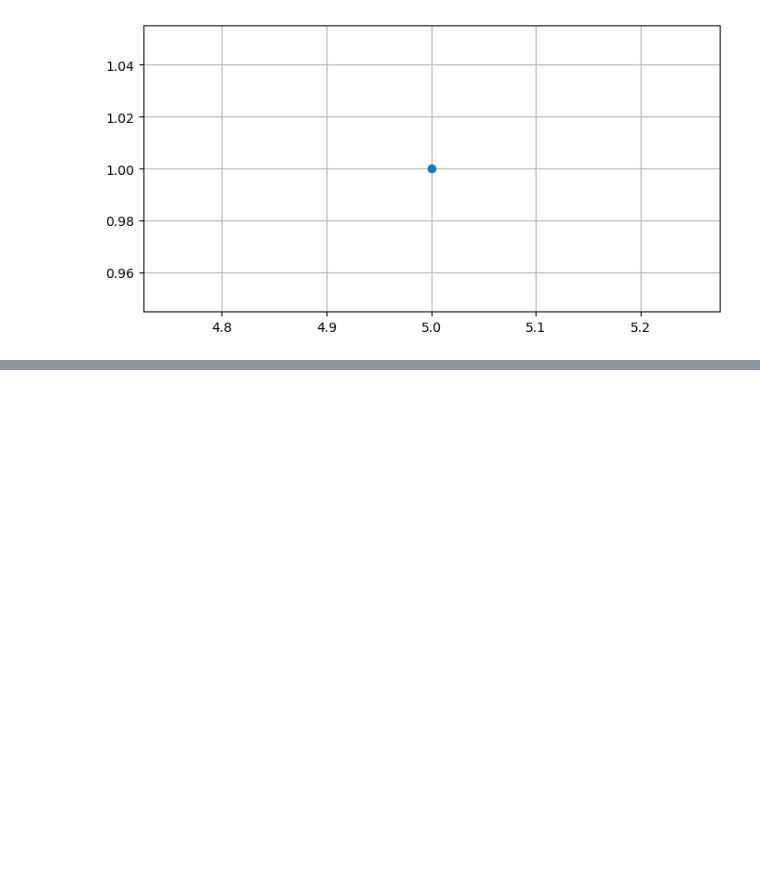
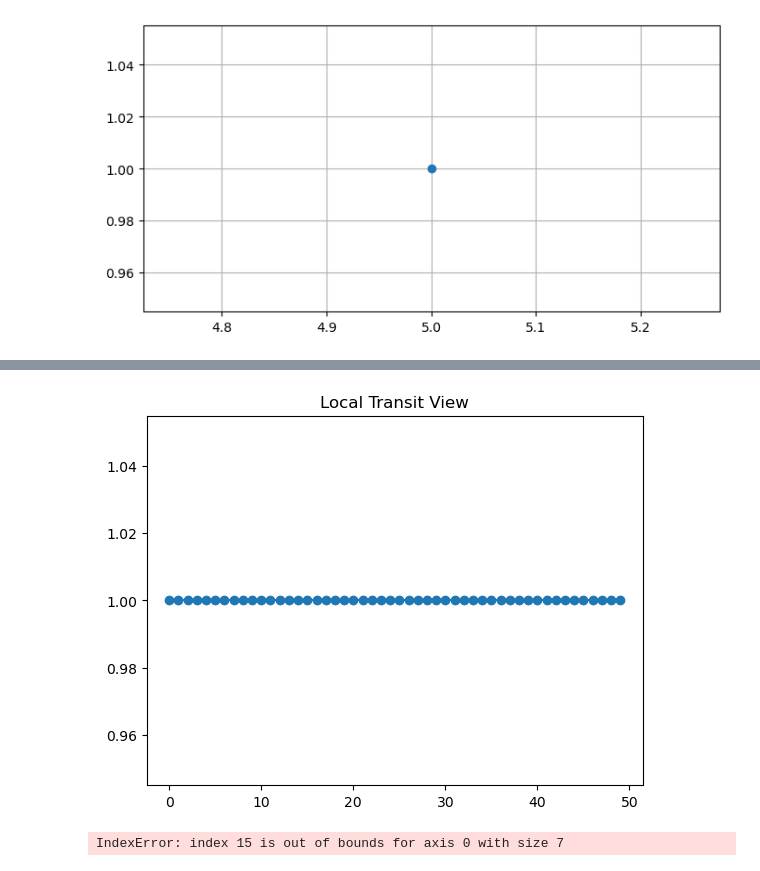
Before and after one commit to AbhijeetShk/research-implementations, a Jupyter notebook: exominer/exominer_research.ipynb, the cells around one changed output, grey strips where cells are left out. Cells and saved outputs as stored; diff of their text form; code cells hidden in the pictures; blank space fills up the shorter version.

```diff
--- a/exominer/exominer_research.ipynb
+++ b/exominer/exominer_research.ipynb
@@ -652,0 +655,13 @@ print(local_view.shape)
+# %%
+plt.plot(
+    local_view,
+    marker="o"
+)
+
+plt.title(
+    "Local Transit View"
+)
+
+plt.show()
+# %% [output]
+[figure, added]
@@ -652,0 +689,6 @@ print(local_view.shape)
+# %%
+#False +ve simulation
+centroid_x[5] += 0.1
+centroid_x[15] += 0.1
+# %% [output]
+IndexError: index 15 is out of bounds for axis 0 with size 7
```
Also changed, not shown: parts of 3 cells of this notebook, 1 other file.
